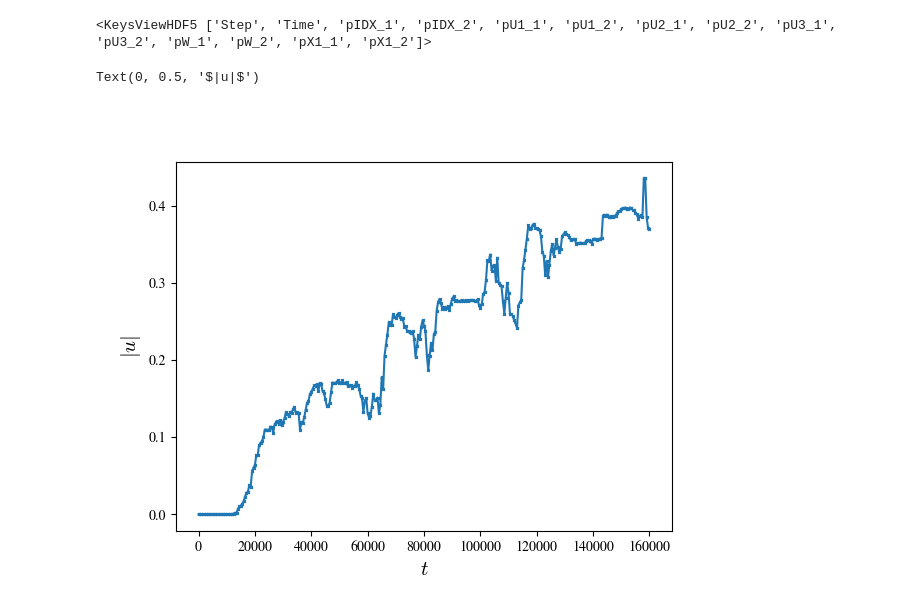
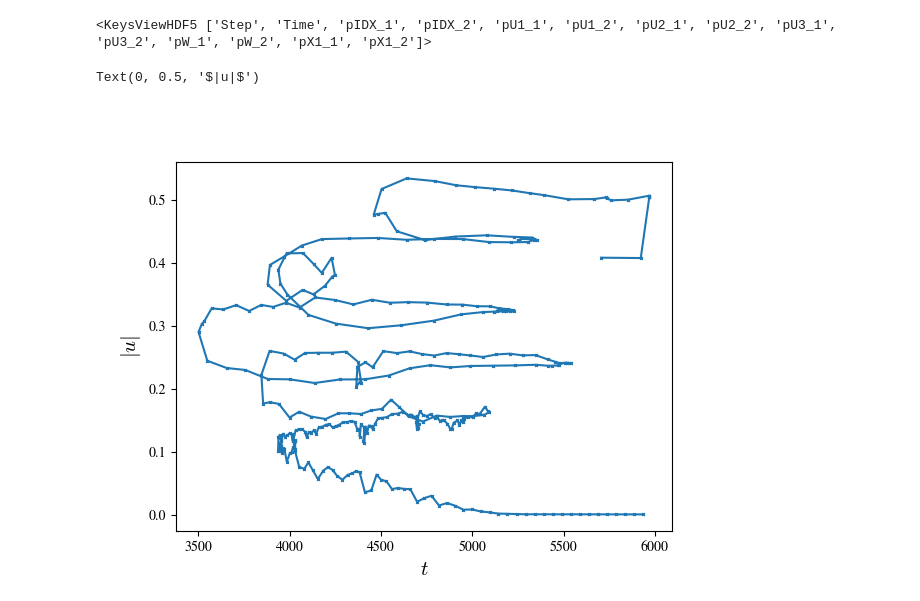
Before and after one commit to xwgong01/entity, a Jupyter notebook: FldMCP/Track.ipynb, the cells around one changed output. Saved outputs shown, nothing was run; the diff lists cells and outputs as text; code cells hidden in the pictures.

```diff
--- a/FldMCP/Track.ipynb
+++ b/FldMCP/Track.ipynb
@@ -119,17 +119,17 @@ e = np.array(e)
 # %%
 %matplotlib ipympl
 from matplotlib.patches import Rectangle
 fig, ax = plt.subplots()
 # rect = Rectangle((3000*0.8-250, 0), 500, 0.3, color='gray', alpha=0.3)  # alpha 控制透明度
 # ax.add_patch(rect)
 
 for a in tqdm.trange(-2,-1):
-    ax.plot(t[:],e[:,a][:], marker = 'x', markersize = 2)
-    # ax.plot(x[:,a][:],e[:,a][:], marker = 'x', markersize = 2)
+    # ax.plot(t[:],e[:,a][:], marker = 'x', markersize = 2)
+    ax.plot(x[:,a][:],e[:,a][:], marker = 'x', markersize = 2)
 
 # plt.ylim(3000 * 0.95, 3000)
 plt.xlabel(r'$t$', fontsize=15)
 plt.ylabel(r'$|u|$', fontsize=15)
 # %% [output]
 Text(0, 0.5, '$|u|$')
-[figure, old version]
+[figure, new version]
```
Also changed, not shown: parts of 1 cell of this notebook, 5 other files.
